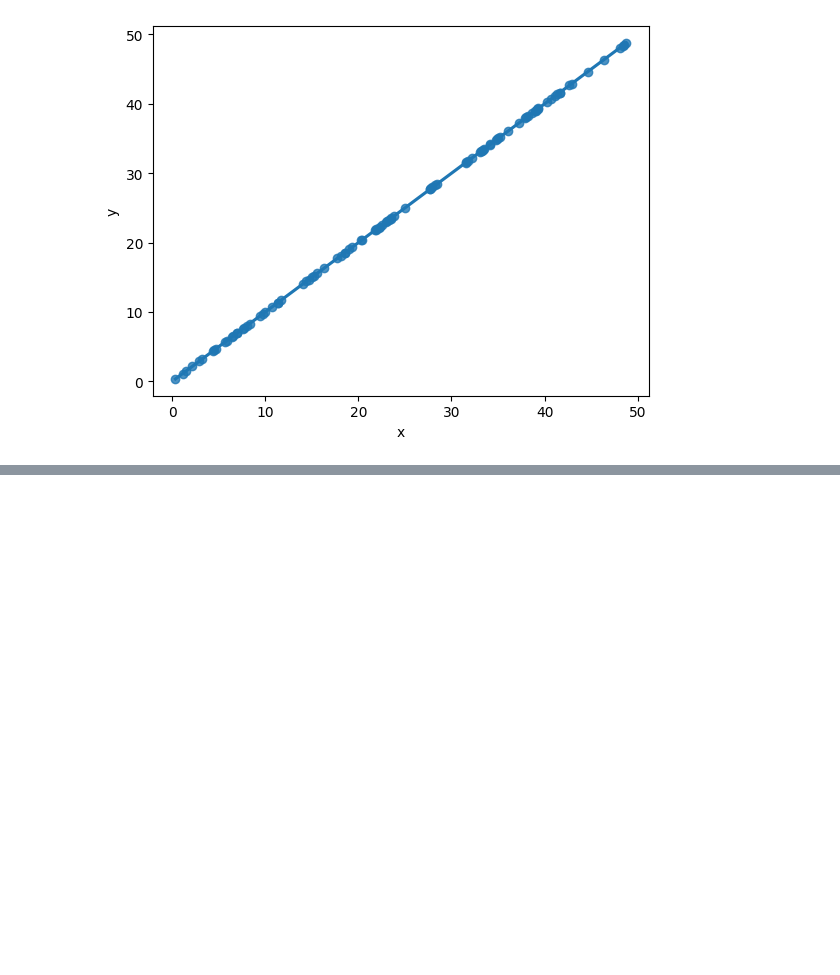
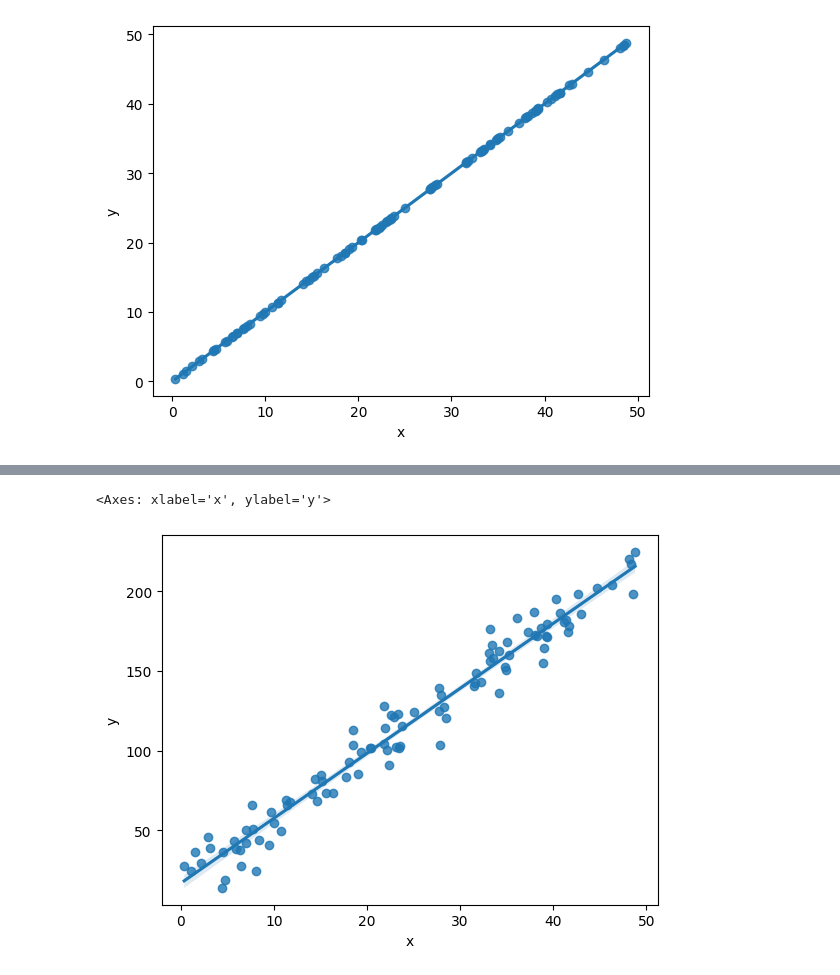
Before and after one commit to anujthapamagar/FEDS, a Jupyter notebook: 17_april_lecture.ipynb, the cells around one changed output, grey strips where cells are left out. Drawn from its saved outputs; the diff is of its cells as text; code cells hidden in the pictures; blank space fills up the shorter version.

```diff
--- a/17_april_lecture.ipynb
+++ b/17_april_lecture.ipynb
@@ -233,7 +233,7 @@ class randomData:
 
   # Method to get the current finction
   @property
-  def df(self) -> pd.DataFrame:
+  def fct(self) -> pd.DataFrame:
     return self._df
 
   # Method to set the function
@@ -285,3 +283,6 @@ sns.regplot(x="x", y = "y", data = df)
 # %% [output]
 <Axes: xlabel='x', ylabel='y'>
 [figure]
+# %%
+newRandomData.fct = lambda x, m=4, b=20, e= 0: m*x + b + e
+newRandomData.getStateDict()
@@ -287,0 +310,7 @@ sns.regplot(x="x", y = "y", data = df)
+# %%
+df = newRandomData.create.df
+
+sns.regplot(x="x", y = "y", data = df)
+# %% [output]
+<Axes: xlabel='x', ylabel='y'>
+[figure, added]
```
Also changed, not shown: parts of 3 cells of this notebook.
